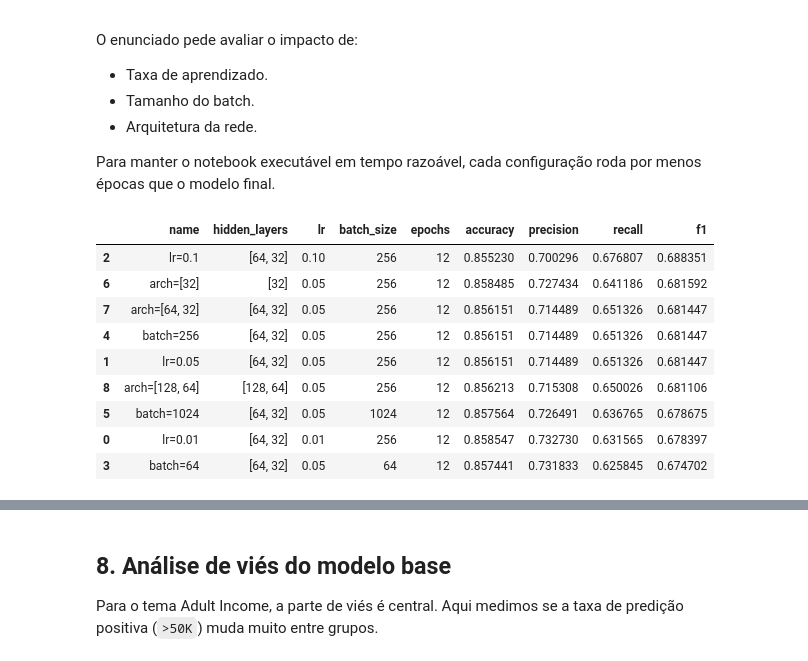
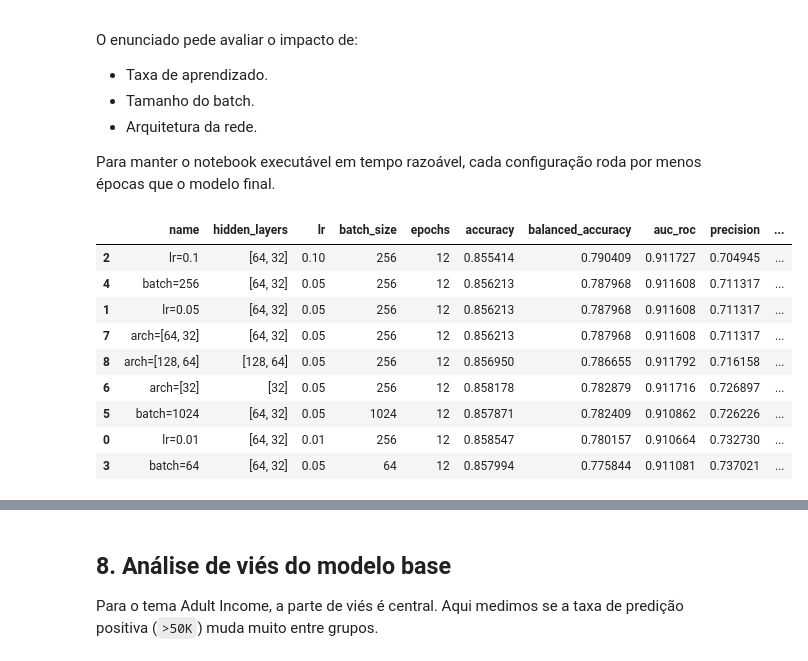
Before and after one commit to Project-MC906/Deep-Learning-Adult-Income, a Jupyter notebook: notebooks/adult_income_mlp.ipynb, the cells around one changed output, grey strips where cells are left out. Drawn from its saved outputs; the diff is of its cells as text; code cells hidden in the pictures.

```diff
--- a/notebooks/adult_income_mlp.ipynb
+++ b/notebooks/adult_income_mlp.ipynb
@@ -521,7 +575,8 @@ class MLPFromScratch:
 # %%
 def evaluate_model(model, X, y):
     pred = model.predict(X)
-    return classification_metrics(y, pred)
+    proba = model.predict_proba(X)
+    return classification_metrics(y, pred, proba)
 
 
 def train_model(
@@ -677,47 +732,48 @@ def run_short_experiment(name, hidden_layers, lr, batch_size, epochs=12, l2=1e-4
         verbose=False,
     )
     pred = model.predict(X_test)
-    metrics = classification_metrics(y_test, pred)
+    proba = model.predict_proba(X_test)
+    metrics = classification_metrics(y_test, pred, proba)
     return {
         'name': name,
         'hidden_layers': str(hidden_layers),
         'lr': lr,
         'batch_size': batch_size,
         'epochs': epochs,
-        **{k: metrics[k] for k in ['accuracy', 'precision', 'recall', 'f1']},
+        **{k: metrics[k] for k in ['accuracy', 'balanced_accuracy', 'auc_roc', 'precision', 'recall', 'f1']},
     }, history
 
 experiments = []
 histories = {}
 
 for lr_value in [0.01, 0.05, 0.10]:
     row, hist = run_short_experiment(f'lr={lr_value}', [64, 32], lr_value, 256)
     experiments.append(row)
     histories[row['name']] = hist
 
 for batch_value in [64, 256, 1024]:
     row, hist = run_short_experiment(f'batch={batch_value}', [64, 32], 0.05, batch_value)
     experiments.append(row)
     histories[row['name']] = hist
 
 for arch in [[32], [64, 32], [128, 64]]:
     row, hist = run_short_experiment(f'arch={arch}', arch, 0.05, 256)
     experiments.append(row)
     histories[row['name']] = hist
 
 experiments_df = pd.DataFrame(experiments).sort_values('f1', ascending=False)
 experiments_df
 # %% [output]
-|  | name | hidden_layers | lr | batch_size | epochs | accuracy | precision | recall | f1 |
-| 2 | lr=0.1 | [64, 32] | 0.10 | 256 | 12 | 0.855230 | 0.700296 | 0.676807 | 0.688351 |
-| 6 | arch=[32] | [32] | 0.05 | 256 | 12 | 0.858485 | 0.727434 | 0.641186 | 0.681592 |
-| 7 | arch=[64, 32] | [64, 32] | 0.05 | 256 | 12 | 0.856151 | 0.714489 | 0.651326 | 0.681447 |
-| 4 | batch=256 | [64, 32] | 0.05 | 256 | 12 | 0.856151 | 0.714489 | 0.651326 | 0.681447 |
-| 1 | lr=0.05 | [64, 32] | 0.05 | 256 | 12 | 0.856151 | 0.714489 | 0.651326 | 0.681447 |
-| 8 | arch=[128, 64] | [128, 64] | 0.05 | 256 | 12 | 0.856213 | 0.715308 | 0.650026 | 0.681106 |
-| 5 | batch=1024 | [64, 32] | 0.05 | 1024 | 12 | 0.857564 | 0.726491 | 0.636765 | 0.678675 |
-| 0 | lr=0.01 | [64, 32] | 0.01 | 256 | 12 | 0.858547 | 0.732730 | 0.631565 | 0.678397 |
-| 3 | batch=64 | [64, 32] | 0.05 | 64 | 12 | 0.857441 | 0.731833 | 0.625845 | 0.674702 |
+|  | name | hidden_layers | lr | batch_size | epochs | accuracy | balanced_accuracy | auc_roc | precision | ... |
+| 2 | lr=0.1 | [64, 32] | 0.10 | 256 | 12 | 0.855414 | 0.790409 | 0.911727 | 0.704945 | ... |
+| 4 | batch=256 | [64, 32] | 0.05 | 256 | 12 | 0.856213 | 0.787968 | 0.911608 | 0.711317 | ... |
+| 1 | lr=0.05 | [64, 32] | 0.05 | 256 | 12 | 0.856213 | 0.787968 | 0.911608 | 0.711317 | ... |
+| 7 | arch=[64, 32] | [64, 32] | 0.05 | 256 | 12 | 0.856213 | 0.787968 | 0.911608 | 0.711317 | ... |
+| 8 | arch=[128, 64] | [128, 64] | 0.05 | 256 | 12 | 0.856950 | 0.786655 | 0.911792 | 0.716158 | ... |
+| 6 | arch=[32] | [32] | 0.05 | 256 | 12 | 0.858178 | 0.782879 | 0.911716 | 0.726897 | ... |
+| 5 | batch=1024 | [64, 32] | 0.05 | 1024 | 12 | 0.857871 | 0.782409 | 0.910862 | 0.726226 | ... |
+| 0 | lr=0.01 | [64, 32] | 0.01 | 256 | 12 | 0.858547 | 0.780157 | 0.910664 | 0.732730 | ... |
+| 3 | batch=64 | [64, 32] | 0.05 | 64 | 12 | 0.857994 | 0.775844 | 0.911081 | 0.737021 | ... |
 # %%
 fig, ax = plt.subplots(figsize=(10, 5))
 experiments_df.sort_values('f1').plot(kind='barh', x='name', y='f1', ax=ax, color='#4C78A8', legend=False)
```
Also changed, not shown: parts of 9 cells of this notebook.
